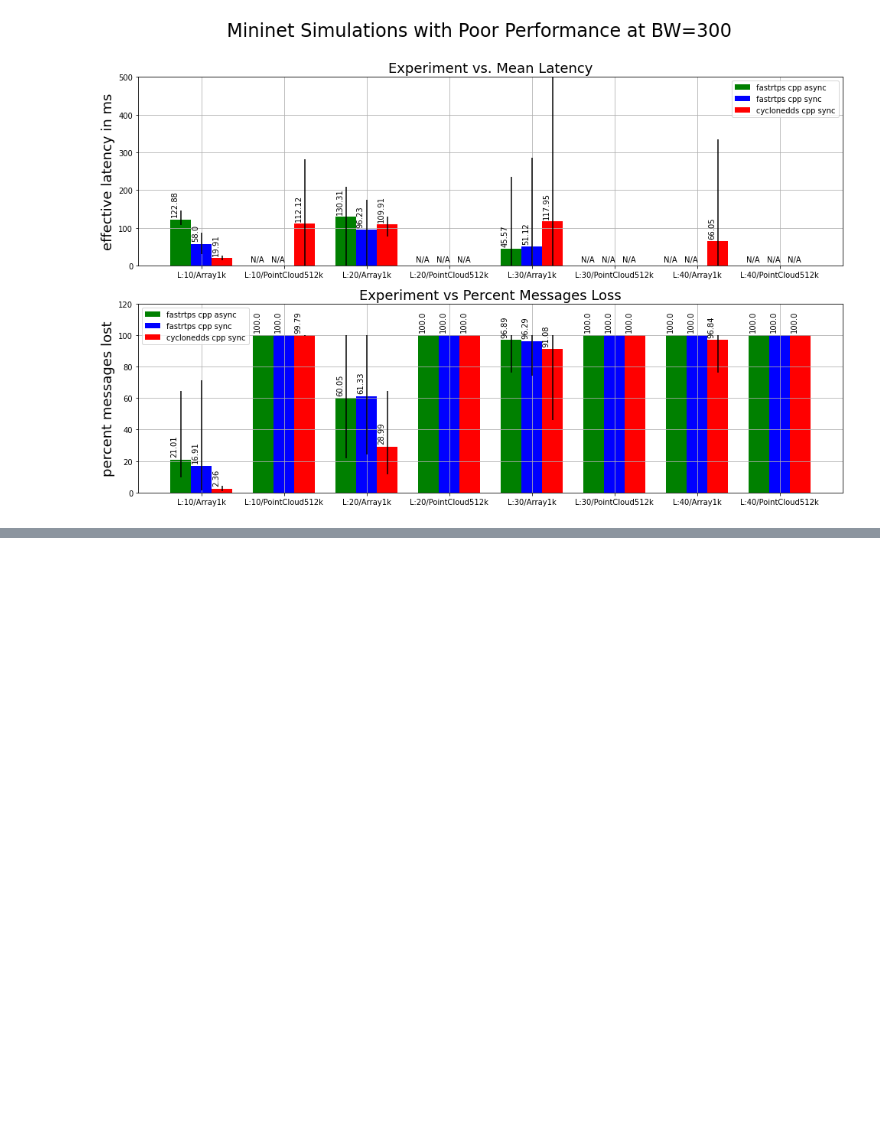
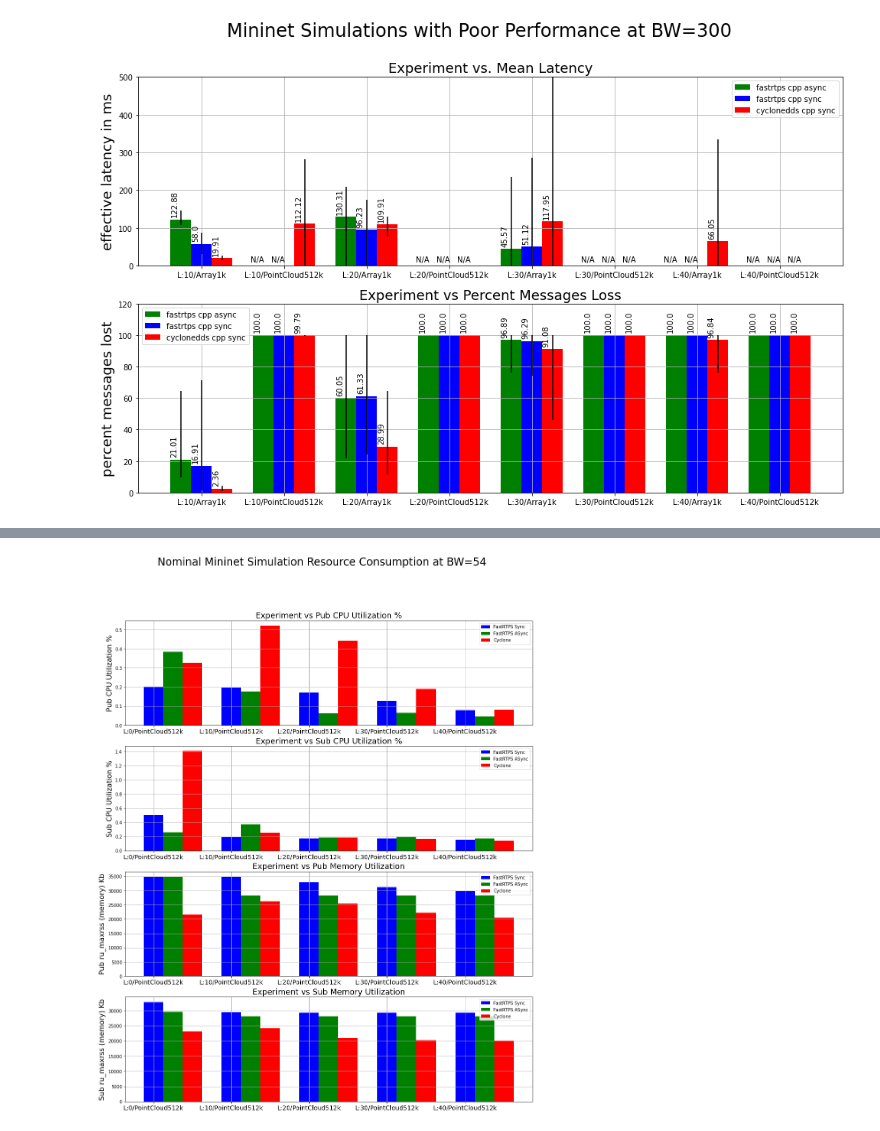
Before and after one commit to osrf/TSC-RMW-Reports, a Jupyter notebook: galactic/MininetExperimentResults.ipynb, the cells around one changed output, grey strips where cells are left out. Saved outputs shown, nothing was run; the diff lists cells and outputs as text; code cells hidden in the pictures; blank space fills up the shorter version.

```diff
--- a/galactic/MininetExperimentResults.ipynb
+++ b/galactic/MininetExperimentResults.ipynb
@@ -556,0 +581,13 @@ set(cyclone_df["message_type"].tolist())
+# %%
+good_examples = [
+    (54,0,'PointCloud512k'),
+    (54,10,'PointCloud512k'),
+    (54,20,'PointCloud512k'),
+    (54,30,'PointCloud512k'),
+    (54,40,'PointCloud512k'),
+
+]
+out = generate_mininet_plot_good_conditions(fast_sync_run_avg_df,fast_async_run_avg_df,cyclone_run_avg_df,good_examples,"Nominal Mininet Simulation Resource Consumption at BW=54")
+plt.savefig("./plots/ResourceBW54-512k.png")
+# %% [output]
+[figure, added]
```
Also changed, not shown: parts of 12 cells of this notebook, 7 other files.
